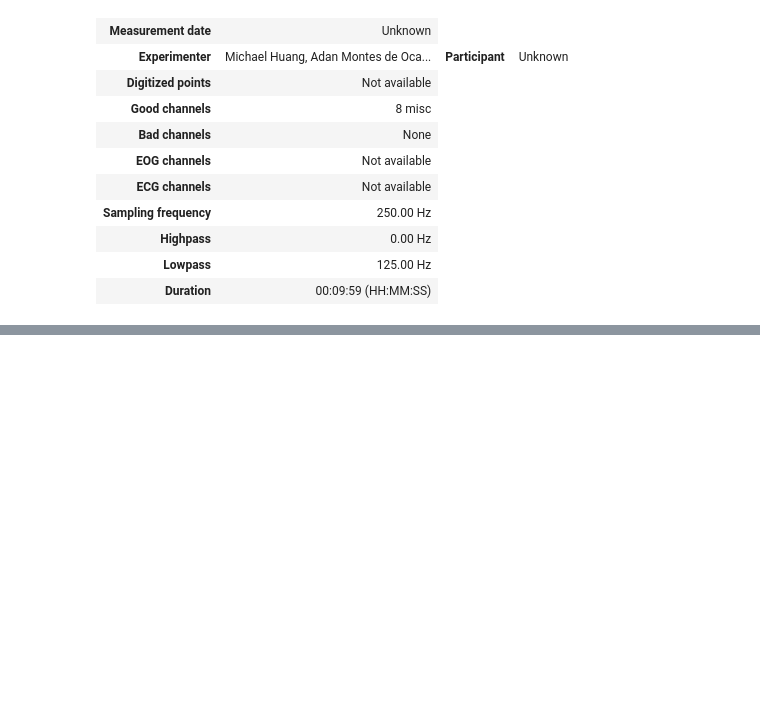
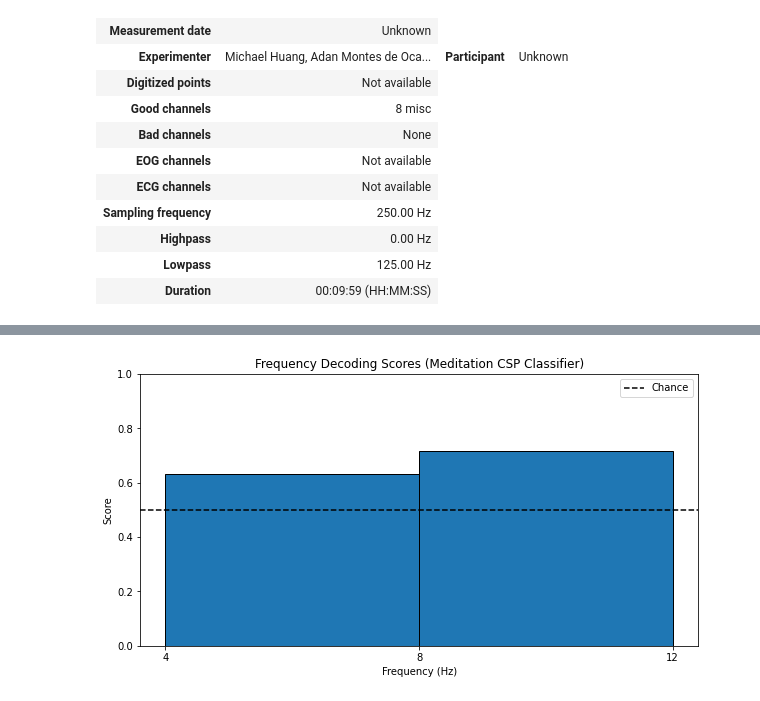
Before and after one commit to joshsalce/189_Final_Project, a Jupyter notebook: DataCollection.ipynb, the cells around one changed output, grey strips where cells are left out. Cells and saved outputs as stored; diff of their text form; code cells hidden in the pictures; blank space fills up the shorter version.

```diff
--- a/DataCollection.ipynb
+++ b/DataCollection.ipynb
@@ -120,0 +157,4 @@ Overwriting existing file.
+# %%
+clf = sklearn.pipeline.make_pipeline(mne.decoding.CSP(n_components=4, reg=None, log=True, norm_trace=False), LinearDiscriminantAnalysis())
+n_splits = 5  # cross-validation folds
+cv = StratifiedKFold(n_splits=n_splits, shuffle=True, random_state=189)
@@ -120,0 +191,26 @@ Overwriting existing file.
+# %%
+# init scores
+freq_scores = np.zeros((n_freqs - 1,))
+
+le = LabelEncoder()
+
+# Loop through each frequency range of interest
+for freq, (fmin, fmax) in enumerate(freq_ranges):
+
+    # Infer window size based on the frequency being used
+    w_size = n_cycles / ((fmax + fmin) / 2)  # in seconds
+
+    # Apply band-pass filter to isolate Alpha and Theta
+    raw_filter = raw.copy().filter(fmin, fmax, picks = raw.ch_names)#, fir_design='firwin', skip_by_annotation='edge')
+
+    # Extract epochs
+    epochs = mne.Epochs(raw_filter, events, event_dict, tmin - w_size, tmax + w_size,
+                    proj=False, baseline=None, preload=True)
+
+
+    y = le.fit_transform(epochs.events[:, 2])
+
+    X = epochs.get_data()
+
+    # Save mean scores over folds for each frequency and time window
+    freq_scores[freq] = np.mean(cross_val_score(estimator=clf, X=X, y=y, scoring='roc_auc', cv=cv), axis=0)
@@ -120,0 +291,17 @@ Overwriting existing file.
+# %%
+fig, ax = plt.subplots(1, 1, figsize=(10, 5))
+
+ax.bar(freqs[:-1], freq_scores, width=np.diff(freqs)[0], align='edge', edgecolor='black')
+
+ax.set_xticks(freqs)
+ax.set_ylim([0, 1])
+ax.axhline(len(epochs['1']) / len(epochs), color='k', linestyle='--', label='Chance')
+
+ax.legend()
+ax.set_xlabel('Frequency (Hz)')
+ax.set_ylabel('Score')
+ax.set_title('Frequency Decoding Scores (Meditation CSP Classifier)')
+
+fig
+# %% [output]
+[figure, added]
```
Also changed, not shown: parts of 16 cells of this notebook.
